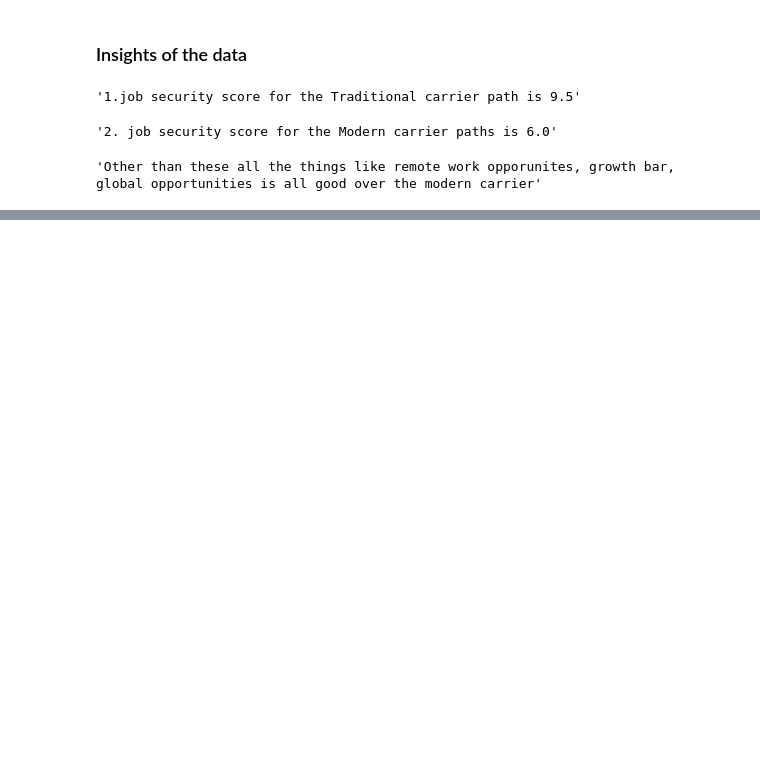
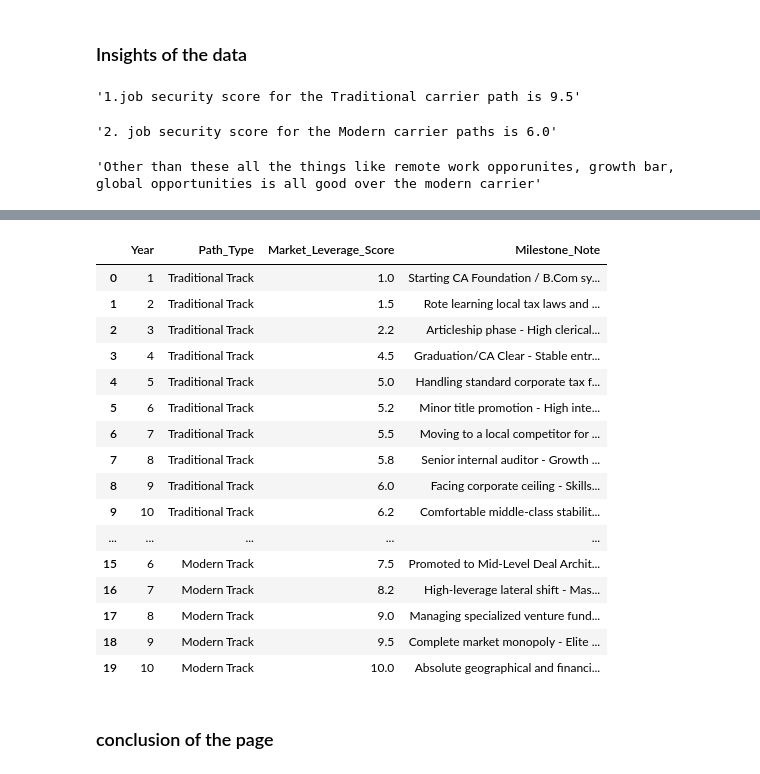
Before and after one commit to Venux09/Carrier-analysis-project, a Jupyter notebook: commerce_stream/commerce_main_page.ipynb, the cells around one changed output, grey strips where cells are left out. Drawn from its saved outputs; the diff is of its cells as text; code cells hidden in the pictures; blank space fills up the shorter version.

```diff
--- a/commerce_stream/commerce_main_page.ipynb
+++ b/commerce_stream/commerce_main_page.ipynb
@@ -183,0 +196,23 @@ plt.show()
+# %%
+growth_rate = pd.read_csv('data4.csv')
+growth_rate
+# %% [output]
+|  | Year | Path_Type | Market_Leverage_Score | Milestone_Note |
+| 0 | 1 | Traditional Track | 1.0 | Starting CA Foundation / B.Com sy... |
+| 1 | 2 | Traditional Track | 1.5 | Rote learning local tax laws and ... |
+| 2 | 3 | Traditional Track | 2.2 | Articleship phase - High clerical... |
+| 3 | 4 | Traditional Track | 4.5 | Graduation/CA Clear - Stable entr... |
+| 4 | 5 | Traditional Track | 5.0 | Handling standard corporate tax f... |
+| 5 | 6 | Traditional Track | 5.2 | Minor title promotion - High inte... |
+| 6 | 7 | Traditional Track | 5.5 | Moving to a local competitor for ... |
+| 7 | 8 | Traditional Track | 5.8 | Senior internal auditor - Growth ... |
+| 8 | 9 | Traditional Track | 6.0 | Facing corporate ceiling - Skills... |
+| 9 | 10 | Traditional Track | 6.2 | Comfortable middle-class stabilit... |
+| ... | ... | ... | ... | ... |
+| 15 | 6 | Modern Track | 7.5 | Promoted to Mid-Level Deal Archit... |
+| 16 | 7 | Modern Track | 8.2 | High-leverage lateral shift - Mas... |
+| 17 | 8 | Modern Track | 9.0 | Managing specialized venture fund... |
+| 18 | 9 | Modern Track | 9.5 | Complete market monopoly - Elite ... |
+| 19 | 10 | Modern Track | 10.0 | Absolute geographical and financi... |
+# %% [markdown]
+### conclusion of the page
```
Also changed, not shown: parts of 3 cells of this notebook, 1 other file.
